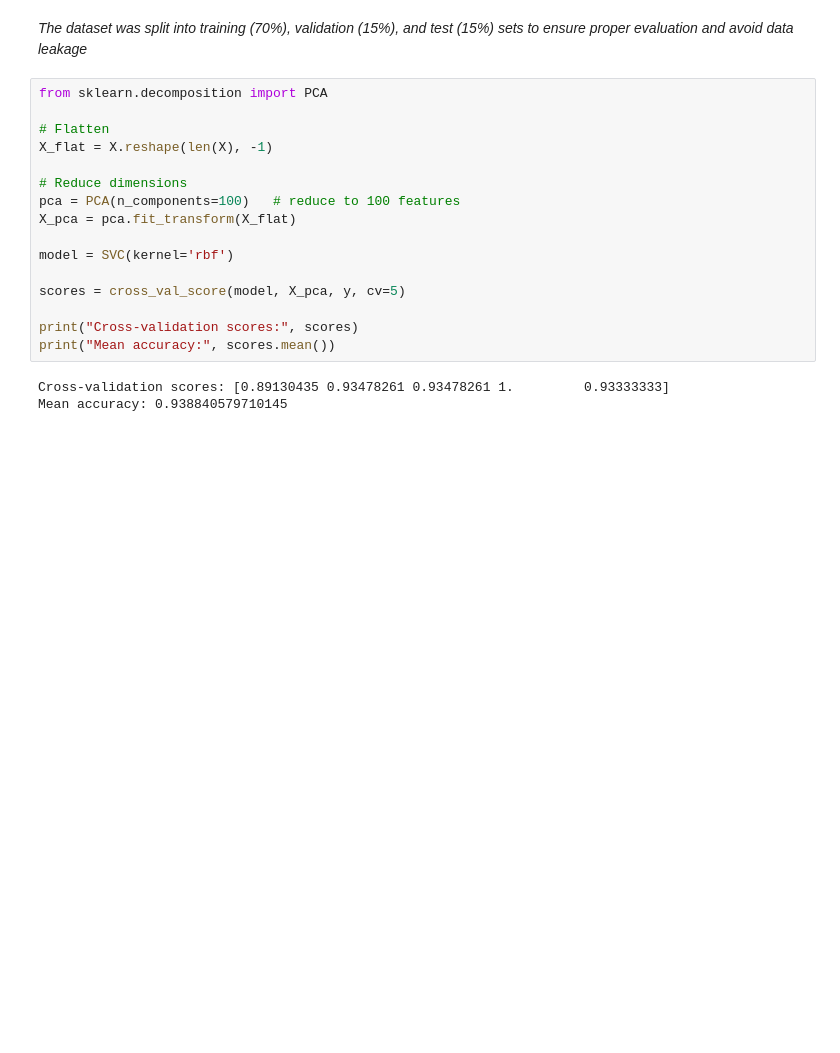
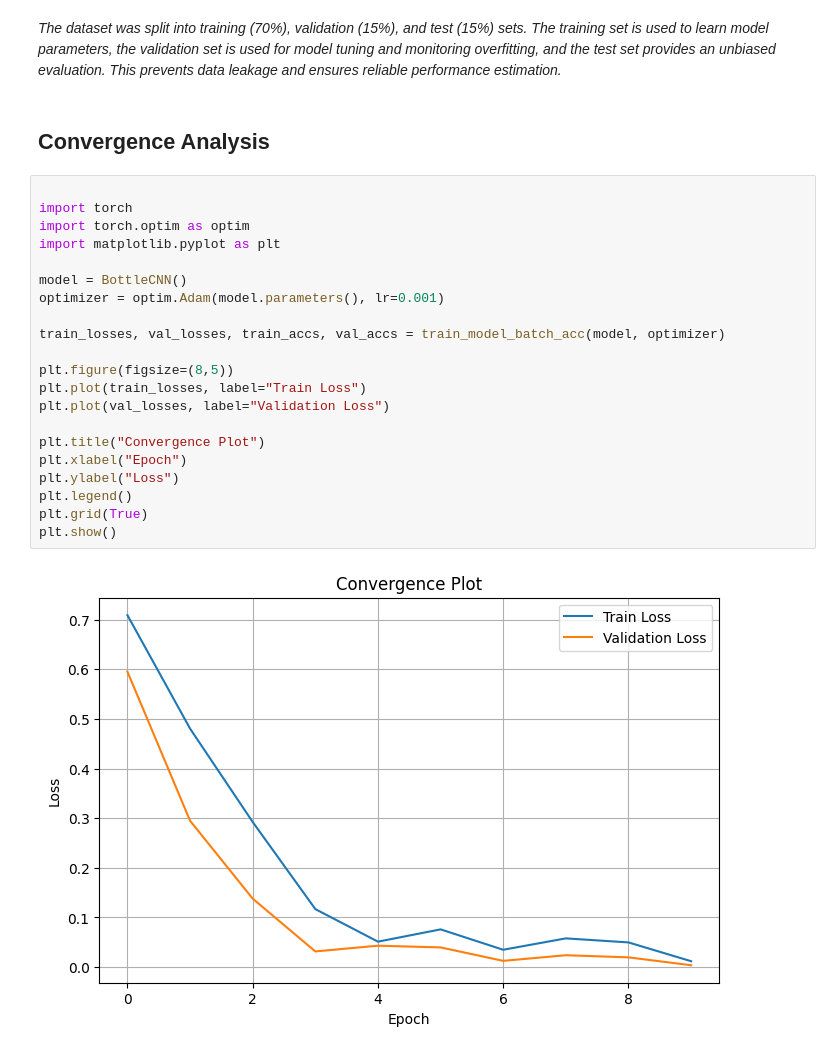
Before and after one commit to iram100/pde4444_cw, a Jupyter notebook: notebooks/experimental_rigor.ipynb, the cells around one changed output. Drawn from its saved outputs; the diff is of its cells as text; blank space fills up the shorter version.

```diff
--- a/notebooks/experimental_rigor.ipynb
+++ b/notebooks/experimental_rigor.ipynb
@@ -38,22 +176,30 @@ Validation shape: (40, 224, 224, 3)
 Test shape: (41, 224, 224, 3)
 # %% [markdown]
-*The dataset was split into training (70%), validation (15%), and test (15%) sets to ensure proper evaluation and avoid data leakage*
+*The dataset was split into training (70%), validation (15%), and test (15%) sets.
+The training set is used to learn model parameters, the validation set is used for model tuning and monitoring overfitting,
+and the test set provides an unbiased evaluation. This prevents data leakage and ensures reliable performance estimation.*
-# %%
-from sklearn.decomposition import PCA
-
-# Flatten
-X_flat = X.reshape(len(X), -1)
-
-# Reduce dimensions
-pca = PCA(n_components=100)   # reduce to 100 features
-X_pca = pca.fit_transform(X_flat)
-
-model = SVC(kernel='rbf')
-
-scores = cross_val_score(model, X_pca, y, cv=5)
-
-print("Cross-validation scores:", scores)
-print("Mean accuracy:", scores.mean())
-# %% [output]
-Cross-validation scores: [0.89130435 0.93478261 0.93478261 1.         0.93333333]
-Mean accuracy: 0.938840579710145
+# %% [markdown]
+## Convergence Analysis
+# %%
+
+import torch
+import torch.optim as optim
+import matplotlib.pyplot as plt
+
+model = BottleCNN()
+optimizer = optim.Adam(model.parameters(), lr=0.001)
+
+train_losses, val_losses, train_accs, val_accs = train_model_batch_acc(model, optimizer)
+
+plt.figure(figsize=(8,5))
+plt.plot(train_losses, label="Train Loss")
+plt.plot(val_losses, label="Validation Loss")
+
+plt.title("Convergence Plot")
+plt.xlabel("Epoch")
+plt.ylabel("Loss")
+plt.legend()
+plt.grid(True)
+plt.show()
+# %% [output]
+[figure, added]
```
Also changed, not shown: parts of 28 cells of this notebook.
